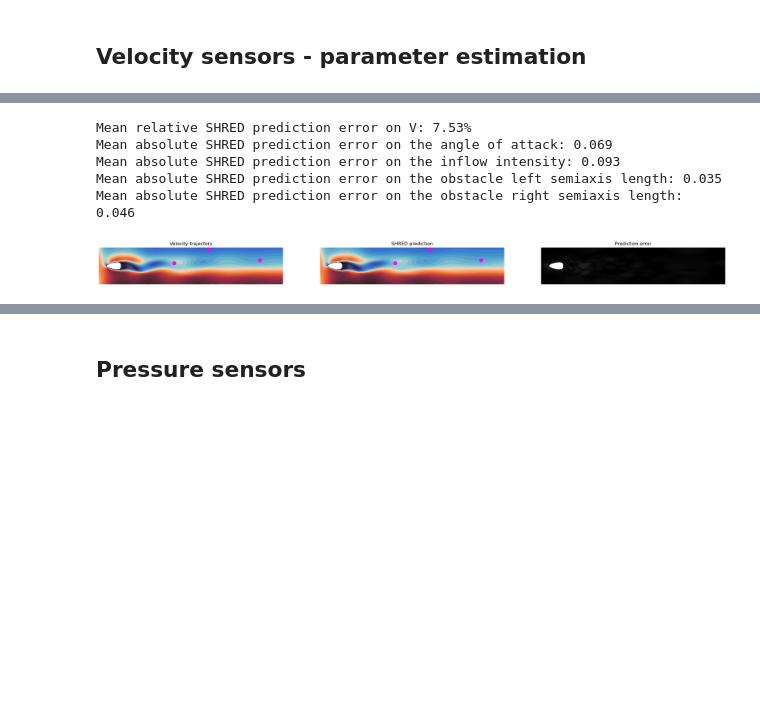
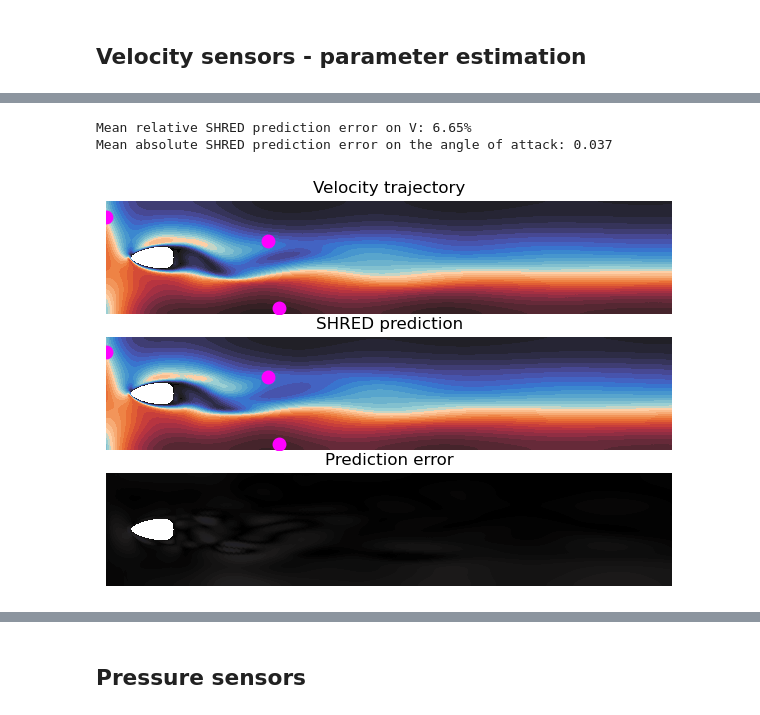
Before and after one commit to markus0800/SHRED-ROM, a Jupyter notebook: FlowAroundObstacle.ipynb, the cells around one changed output, grey strips where cells are left out. Cells and saved outputs as stored; diff of their text form; code cells hidden in the pictures; blank space fills up the shorter version.

```diff
--- a/FlowAroundObstacle.ipynb
+++ b/FlowAroundObstacle.ipynb
@@ -676,9 +747,9 @@ def trajectories_with_sensors(vts, params_geo, idx_sensors, titles = None):
         vmin = min(vts[j].abs().min() for j in range(len(vts)))
         vmax = max(vts[j].abs().max() for j in range(len(vts)))
 
-        plt.figure(figsize = (200, 200))
+        plt.figure(figsize = (10, 5))
         for j in range(len(vts)):
-            plt.subplot(20, 20, j+1)
+            plt.subplot(len(vts), 1, j+1)
             v.vector()[:] = vts[j][i]
             plot(sqrt(inner(v, v)), cmap = cmap, vmin = vmin, vmax = vmax)
             if j < len(vts)-1:
@@ -827,9 +899,9 @@ def trajectories_with_sensors(vts, params_geo, idx_sensors, titles = None):
         vmin = min(vts[j].abs().min() for j in range(len(vts)))
         vmax = max(vts[j].abs().max() for j in range(len(vts)))
 
-        plt.figure(figsize = (200, 200))
+        plt.figure(figsize = (10, 5))
         for j in range(len(vts)):
-            plt.subplot(20, 20, j+1)
+            plt.subplot(len(vts), 1, j+1)
             v.vector()[:] = vts[j][i]
             plot(sqrt(inner(v, v)), cmap = cmap, vmin = vmin, vmax = vmax)
             if j < len(vts)-1:
@@ -937,18 +1009,20 @@ train_errors, valid_errors = fit(shred, train_dataset, valid_dataset, batch_size
 
 from utils.models import SHRED, fit
 
-shred = SHRED(nsensors, kvelocity + nparams, hidden_size = 64, hidden_layers = 2, decoder_sizes = [350, 400], dropout = 0.1).to(device)
+shred = SHRED(nsensors, kvelocity + 1, hidden_size = 64, hidden_layers = 2, decoder_sizes = [350, 400], dropout = 0.1).to(device)
 shred.load_state_dict(torch.load('NN/FlowAroundObstacle_shred_velocity_paramestimation.pt', weights_only = True));
 # %%
 # SHRED ERRORS ON TEST DATA
+
+mae = lambda datatrue, datapred: (datatrue - datapred).abs().mean()
 
 shred.freeze()
 
 test_dataset_out_hat = shred(test_data_in).cpu()
 
-MUtest_hat = test_dataset_out_hat[:,-nparams:].reshape(ntest, ntimes, nparams)
+alpha_in_test_hat = test_dataset_out_hat[:,-1].reshape(ntest, ntimes)
 
-Vtest_POD_hat = test_dataset_out_hat[:,:-nparams]
+Vtest_POD_hat = test_dataset_out_hat[:,:-1]
 Vxtest_hat = torch.from_numpy(scalerVx.inverse_transform(Vtest_POD_hat[:,:kvelocity//2])) @ Wx
 Vytest_hat = torch.from_numpy(scalerVy.inverse_transform(Vtest_POD_hat[:,kvelocity//2:])) @ Wy
 
@@ -957,16 +1031,10 @@ Vtest_hat[:, :, 0 : nvelocity : 2] = Vxtest_hat.reshape(ntest, ntimes, nvelocity
 Vtest_hat[:, :, 1 : nvelocity : 2] = Vytest_hat.reshape(ntest, ntimes, nvelocity//2)
 
 print("Mean relative SHRED prediction error on V: %s" % num2p(mre(Vtest, Vtest_hat)))
-print("Mean absolute SHRED prediction error on the angle of attack: %s" % round(mae(MUtest[:,:,0], MUtest_hat[:,:,0]).item(), 3))
-print("Mean absolute SHRED prediction error on the inflow intensity: %s" % round(mae(MUtest[:,:,1], MUtest_hat[:,:,1]).item(), 3))
-print("Mean absolute SHRED prediction error on the obstacle left semiaxis length: %s" % round(mae(MUtest[:,:,2], MUtest_hat[:,:,2]).item(), 3))
-print("Mean absolute SHRED prediction error on the obstacle right semiaxis length: %s" % round(mae(MUtest[:,:,3], MUtest_hat[:,:,3]).item(), 3))
+print("Mean absolute SHRED prediction error on the angle of attack: %s" % round(mae(MUtest[:,:,0], alpha_in_test_hat).item(), 3))
 # %% [output]
-Mean relative SHRED prediction error on V: 7.53%
-Mean absolute SHRED prediction error on the angle of attack: 0.069
-Mean absolute SHRED prediction error on the inflow intensity: 0.093
-Mean absolute SHRED prediction error on the obstacle left semiaxis length: 0.035
-Mean absolute SHRED prediction error on the obstacle right semiaxis length: 0.046
+Mean relative SHRED prediction error on V: 6.65%
+Mean absolute SHRED prediction error on the angle of attack: 0.037
 # %%
 # FOM vs SHRED PREDICTION (PLOTS)
 
@@ -982,33 +1050,33 @@ def trajectories_with_sensors(vts, params_geo, idx_sensors, titles = None):
     v = Function(Vh)
 
     vmin = min(np.abs(plotlist[j]).min() for j in range(len(plotlist)))
     vmax = max(np.abs(plotlist[j]).max() for j in range(len(plotlist)))
 
     for i in range(vts[0].shape[0]):
 
         vmin = min(vts[j].abs().min() for j in range(len(vts)))
         vmax = max(vts[j].abs().max() for j in range(len(vts)))
 
-        plt.figure(figsize = (200, 200))
+        plt.figure(figsize = (10, 5))
         for j in range(len(vts)):
-            plt.subplot(20, 20, j+1)
+            plt.subplot(len(vts), 1, j+1)
             v.vector()[:] = vts[j][i]
             plot(sqrt(inner(v, v)), cmap = cmap, vmin = vmin, vmax = vmax)
             if j < len(vts)-1:
                for k in np.arange(0, nsensors * 2, 2):
                    plt.plot(sensors_coordinates[k], sensors_coordinates[k+1], 'o', mfc = '#FF00FF', mec = '#FF00FF', ms = 8, mew = 2)
             plt.title(titles[j])
             plt.axis('off')
 
         display(plt.gcf())
         plt.close()
         clc(wait=True)
 
 whichtrajectory = 0
 whichtimes = torch.arange(180, 200)
 
 plotlist = [Vtest[whichtrajectory, whichtimes], Vtest_hat[whichtrajectory, whichtimes], ((Vtest[whichtrajectory, whichtimes] - Vtest_hat[whichtrajectory, whichtimes])**2).sqrt()]
 
 trajectories_with_sensors(plotlist, MUtest[whichtrajectory, 0, 2:], idx_sensors, titles = ("Velocity trajectory", "SHRED prediction", "Prediction error"))
 # %% [output]
-[figure, old version]
+[figure, new version]
```
Also changed, not shown: parts of 29 cells of this notebook, 6 other files.
